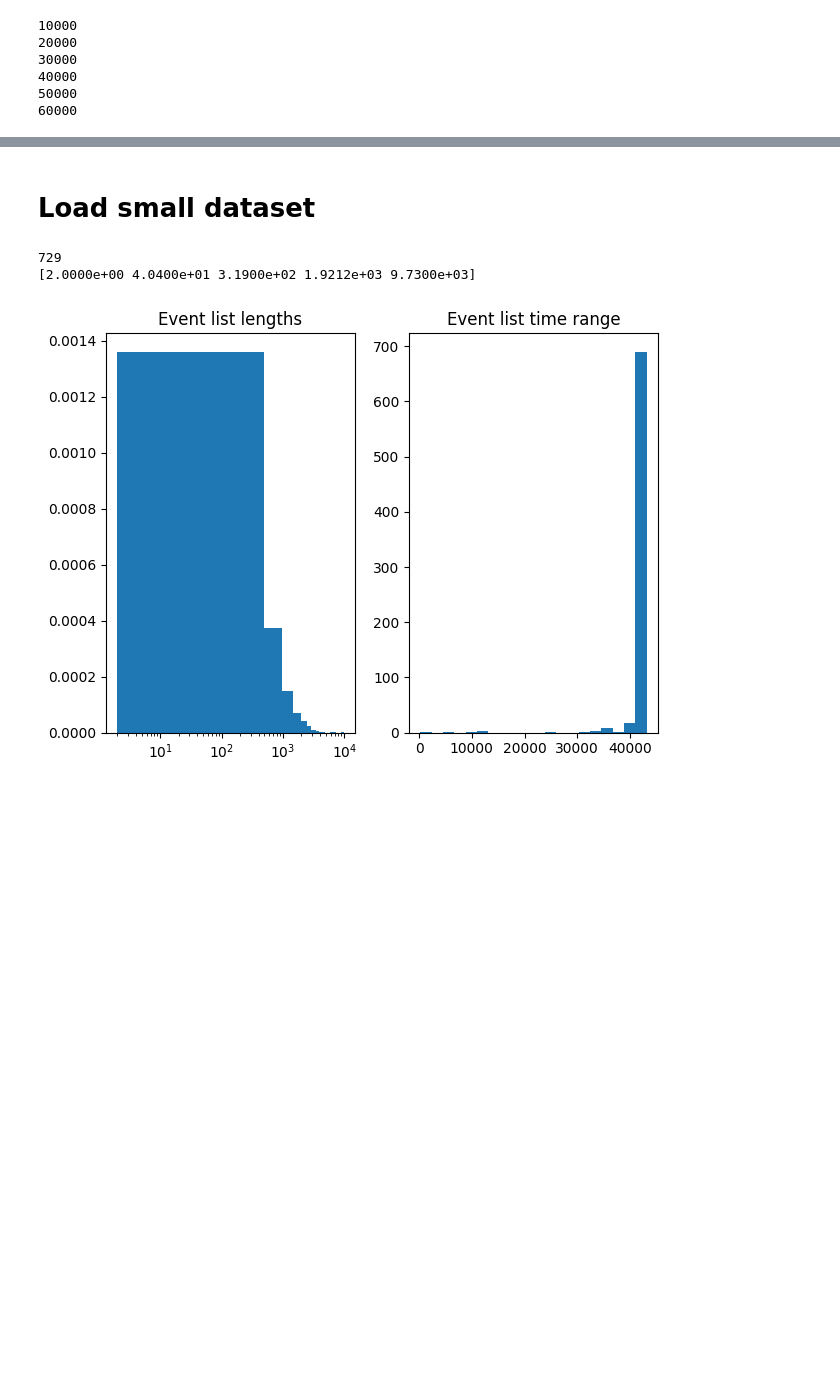
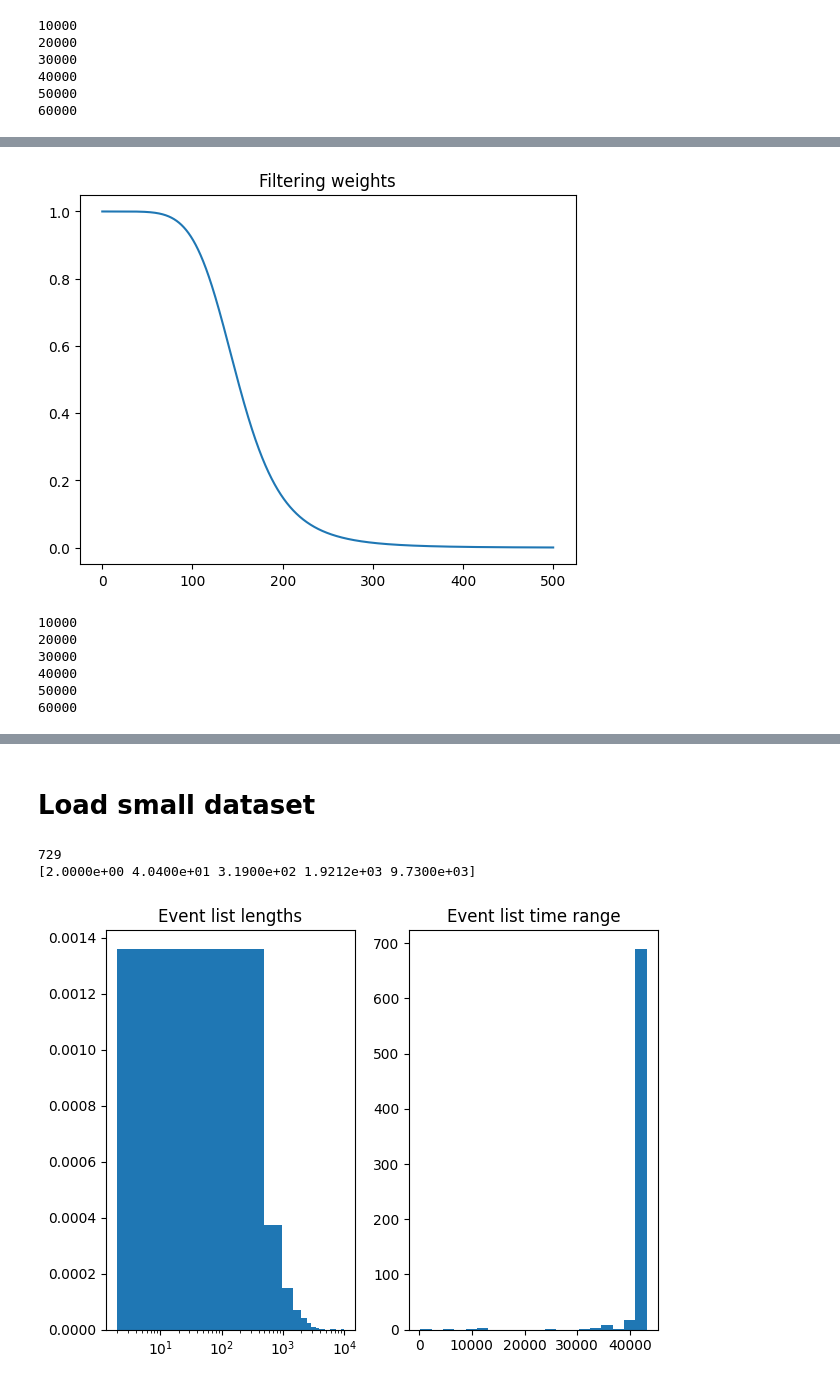
Before and after one commit to villrv/ppae, a Jupyter notebook: full_loading_playground.ipynb, the cells around one changed output, grey strips where cells are left out. Drawn from its saved outputs; the diff is of its cells as text; code cells hidden in the pictures; blank space fills up the shorter version.

```diff
--- a/full_loading_playground.ipynb
+++ b/full_loading_playground.ipynb
@@ -85,0 +88,55 @@ for key in list(raw_events_d.keys()):
+# %%
+p = 0.04
+loc = 150
+xs = np.arange(0,500,0.1)
+ys = 1 / (1+np.exp(np.power(loc,1-p)*np.power(xs,p)-loc))
+plt.plot(xs,ys)
+plt.title('Filtering weights')
+plt.savefig(f'../plots/filtering.png')
+# %% [output]
+[figure, added]
+# %%
+np.random.seed(2024)
+data_lst = []
+T_threshold_high = 200000
+l_threshold_high = 10000
+T_threshold = 28800
+l_threshold_low = 10
+c = 0
+for key in list(raw_events_d.keys()):
+    if key in property_ids:
+        event_list = np.array(raw_events_d[key])
+        event_list[:,0] = event_list[:,0] - min(event_list[:,0])
+        T = max(event_list[:,0]) - min(event_list[:,0])
+        length = len(event_list)
+        if T > T_threshold_high or length > l_threshold_high or T < T_threshold or length < l_threshold_low:
+            continue
+        else:
+            c += 1
+            if c % 10000 == 0:
+                print(c)
+            k = T // T_threshold
+            t = 0
+            tp = T_threshold
+            i = 1
+            while True:
+                temp_ind = np.where((event_list[:,0] >= t) & (event_list[:,0] < tp))[0]
+                temp_list = event_list[temp_ind,:]
+                temp_list[:,0] = temp_list[:,0] - min(temp_list[:,0])
+                l = len(temp_list)
+                if l > l_threshold_low and np.random.rand() >= 1 / (1+np.exp(np.power(loc,1-p)*np.power(l,p)-loc)):
+                    data_lst.append({'id':f'{key[1]}_{key[0]}_{i}', 'event_list':temp_list})
+                if temp_ind[-1] == length:
+                    break
+                i += 1
+                t = event_list[temp_ind[-1]+1,0]
+                tp = t + T_threshold
+                if tp > T:
+                    break
+# %% [output]
+10000
+20000
+30000
+40000
+50000
+60000
```
Also changed, not shown: parts of 7 cells of this notebook, 5 other files.
